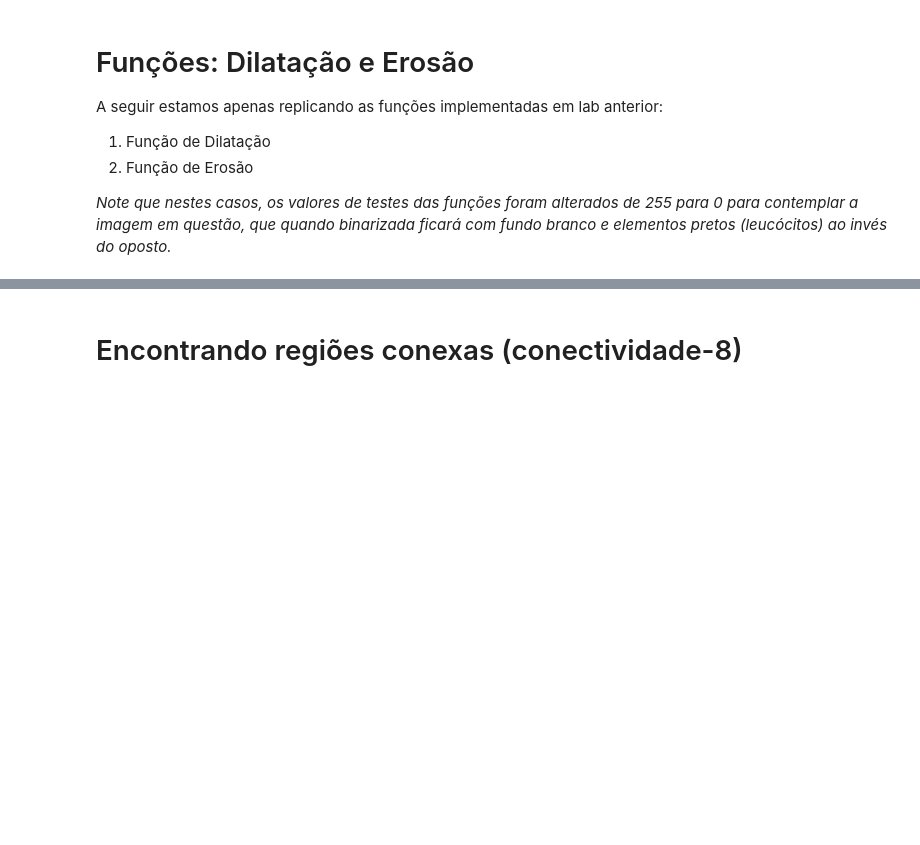
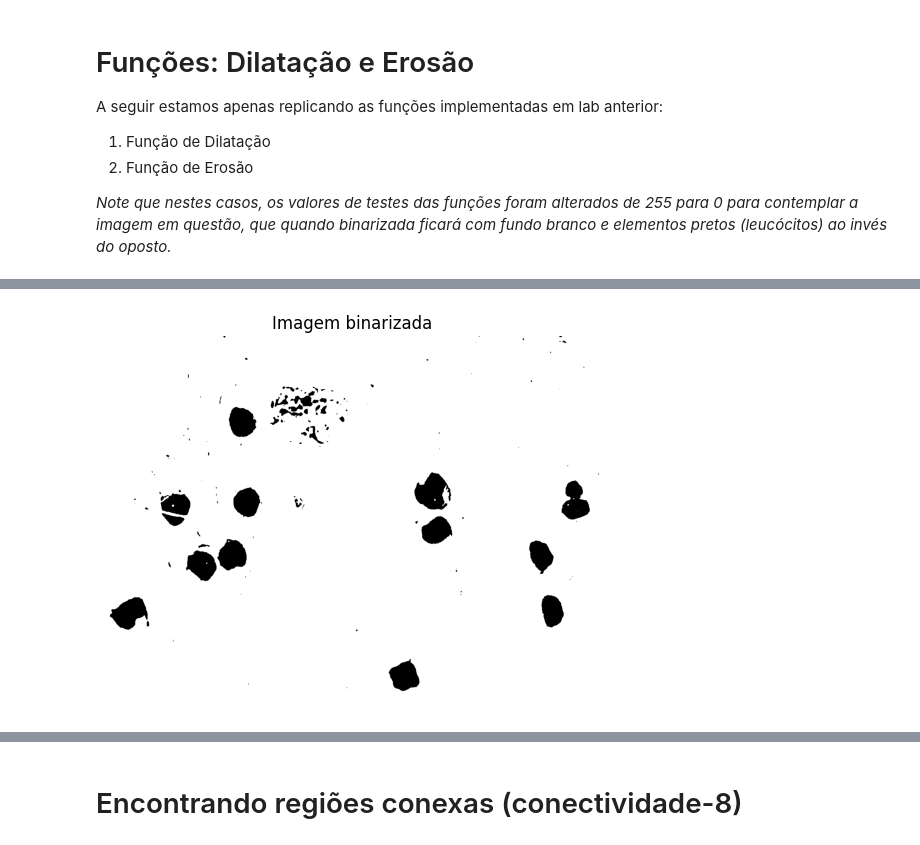
Before and after one commit to ravilon/ufpel-pdi, a Jupyter notebook: LAB10_Segmentacao.ipynb, the cells around one changed output, grey strips where cells are left out. Saved outputs shown, nothing was run; the diff lists cells and outputs as text; code cells hidden in the pictures; blank space fills up the shorter version.

```diff
--- a/LAB10_Segmentacao.ipynb
+++ b/LAB10_Segmentacao.ipynb
@@ -130,0 +174,22 @@ def erosao(img, kernel):
+# %%
+# Vamos aplicar a binarização (Tudo que está perto do preto vira preto, tudo que está perto do branco vira branco)
+# No canal de cor do G - R
+import cv2
+import numpy as np
+import matplotlib.pyplot as plt
+
+canal = G - R;
+
+# Binarização automática (Otsu)
+# Como as células são mais escuras que o fundo, uso THRESH_BINARY_INV
+_, bin_img = cv2.threshold(
+    canal, 0, 255,
+    cv2.THRESH_BINARY + cv2.THRESH_OTSU
+)
+
+plt.imshow(bin_img, cmap='gray')
+plt.axis('off')
+plt.title('Imagem binarizada')
+plt.show()
+# %% [output]
+[figure, added]
```
Also changed, not shown: parts of 12 cells of this notebook.
